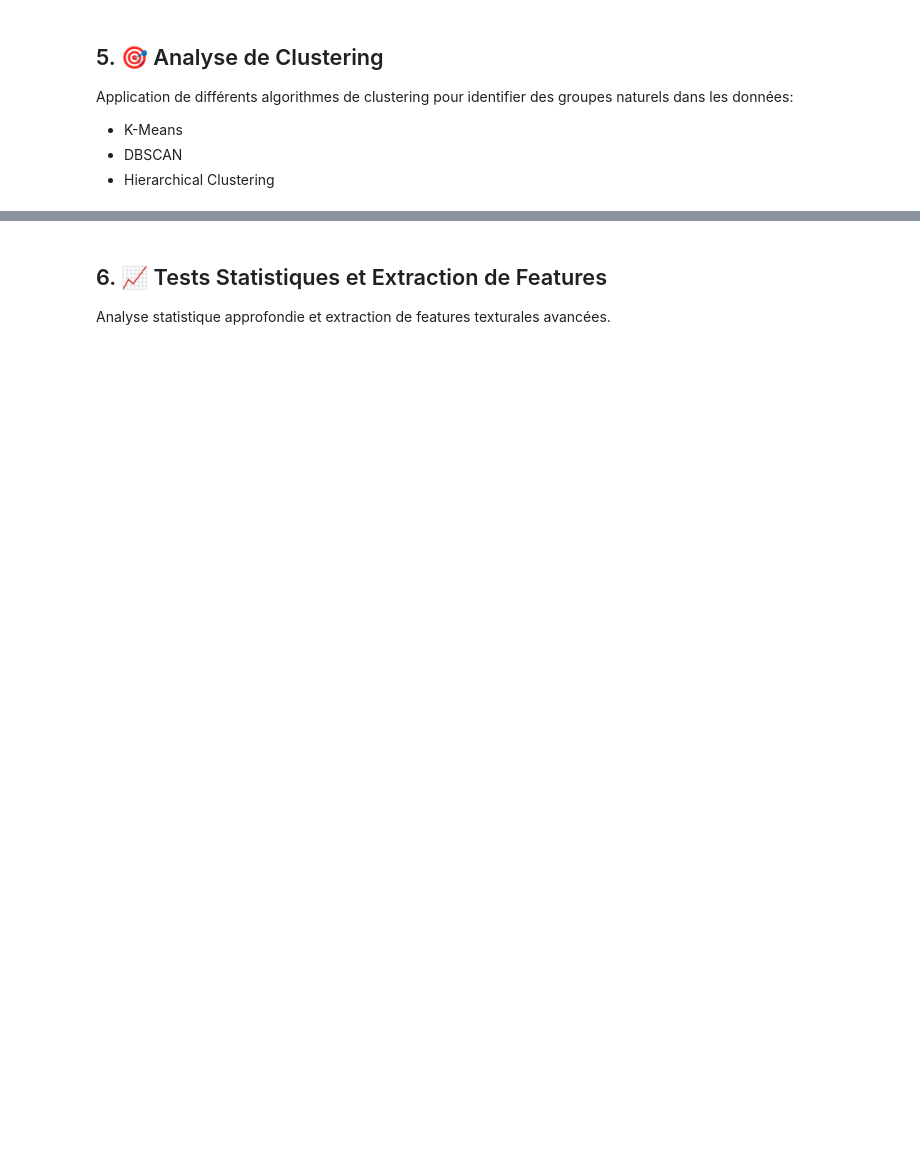
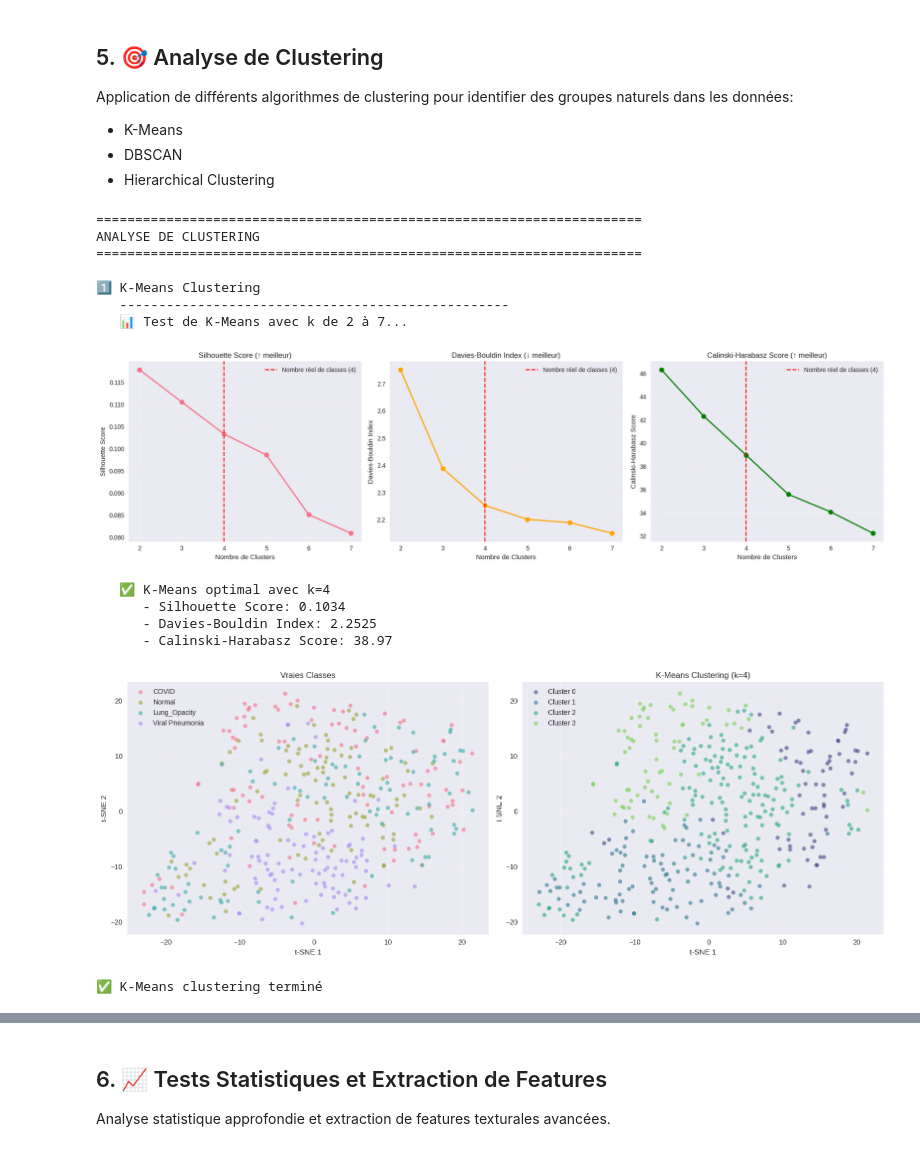
Before and after one commit to L-Poca/Data_Pipeline, a Jupyter notebook: notebooks/advanced_eda_template.ipynb, the cells around one changed output, grey strips where cells are left out. Saved outputs shown, nothing was run; the diff lists cells and outputs as text; code cells hidden in the pictures; blank space fills up the shorter version.

```diff
--- a/notebooks/advanced_eda_template.ipynb
+++ b/notebooks/advanced_eda_template.ipynb
@@ -735,7 +793,7 @@ print(f"   📊 Test de K-Means avec k de {n_clusters_range.start} à {n_cluster
 for k in n_clusters_range:
     kmeans = KMeans(
         n_clusters=k,
-        random_state=config.training['random_seed'],
+        random_state=config.random_seed,
         n_init=10
     )
     cluster_labels = kmeans.fit_predict(X_cluster)
@@ -788,7 +846,7 @@ print(f"\n   ✅ K-Means optimal avec k={k_optimal}")
 
 kmeans_optimal = KMeans(
     n_clusters=k_optimal,
-    random_state=config.training['random_seed'],
+    random_state=config.random_seed,
     n_init=10
 )
 kmeans_labels = kmeans_optimal.fit_predict(X_cluster)
@@ -802,44 +860,61 @@ fig, axes = plt.subplots(1, 2, figsize=(16, 6))
 
 # Vraies classes
 colors_true = sns.color_palette('husl', len(config.classes))
+# Utiliser la première perplexité disponible
+tsne_key = list(tsne_results.keys())[0]
 for cls_idx, cls_name in enumerate(config.classes):
     cls_mask = labels_int == cls_idx
     axes[0].scatter(
-        tsne_results[30][cls_mask, 0],
-        tsne_results[30][cls_mask, 1],
+        tsne_results[tsne_key][cls_mask, 0],
+        tsne_results[tsne_key][cls_mask, 1],
         c=[colors_true[cls_idx]],
         label=cls_name,
         alpha=0.6,
         s=30
     )
 axes[0].set_xlabel('t-SNE 1')
 axes[0].set_ylabel('t-SNE 2')
 axes[0].set_title('Vraies Classes')
 axes[0].legend()
 axes[0].grid(alpha=0.3)
 
 # Clusters K-Means
 colors_cluster = sns.color_palette('viridis', k_optimal)
 for cluster_id in range(k_optimal):
     cluster_mask = kmeans_labels == cluster_id
     axes[1].scatter(
-        tsne_results[30][cluster_mask, 0],
-        tsne_results[30][cluster_mask, 1],
+        tsne_results[tsne_key][cluster_mask, 0],
+        tsne_results[tsne_key][cluster_mask, 1],
         c=[colors_cluster[cluster_id]],
         label=f'Cluster {cluster_id}',
         alpha=0.6,
         s=30
     )
 axes[1].set_xlabel('t-SNE 1')
 axes[1].set_ylabel('t-SNE 2')
 axes[1].set_title(f'K-Means Clustering (k={k_optimal})')
 axes[1].legend()
 axes[1].grid(alpha=0.3)
 
 plt.tight_layout()
 plt.show()
 
 print("\n✅ K-Means clustering terminé")
+# %% [output]
+======================================================================
+ANALYSE DE CLUSTERING
+======================================================================
+
+1️⃣ K-Means Clustering
+   --------------------------------------------------
+   📊 Test de K-Means avec k de 2 à 7...
+[figure, added]
+   ✅ K-Means optimal avec k=4
+      - Silhouette Score: 0.1034
+      - Davies-Bouldin Index: 2.2525
+      - Calinski-Harabasz Score: 38.97
+[figure, added]
+✅ K-Means clustering terminé
 # %%
 # 2. DBSCAN CLUSTERING
 # --------------------
```
Also changed, not shown: parts of 9 cells of this notebook.
